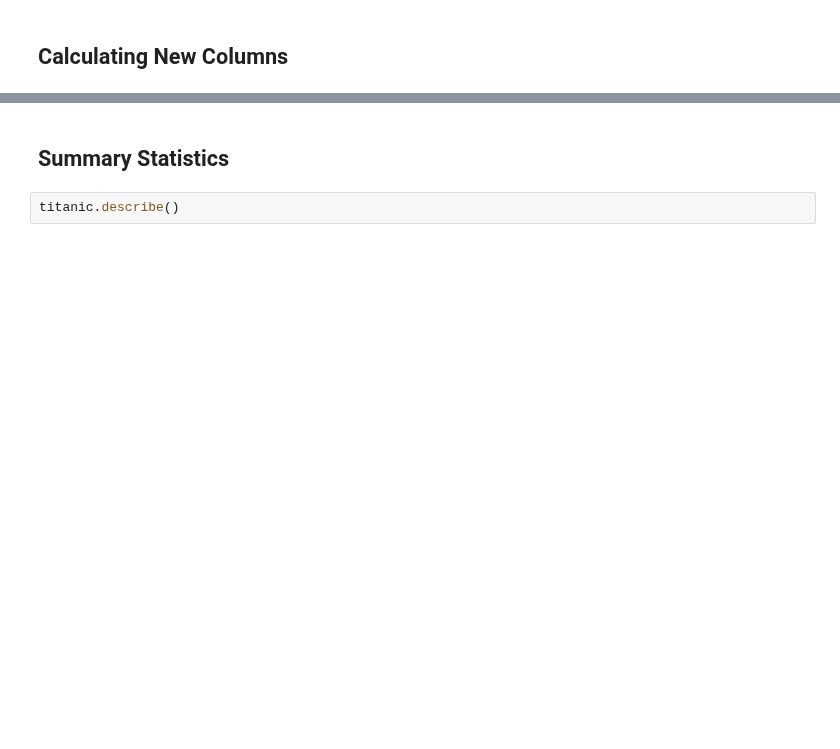
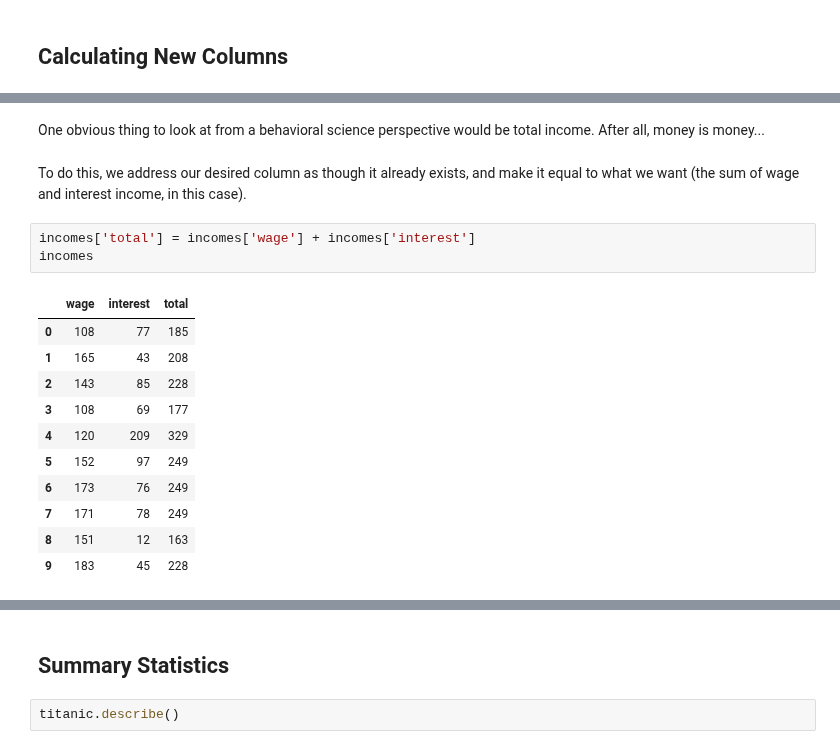
Before and after one commit to psychdatascience/FDS-CourseTwo, a Jupyter notebook: tu11_re_PandasReview.ipynb, the cells around one changed output, grey strips where cells are left out. Drawn from its saved outputs; the diff is of its cells as text; blank space fills up the shorter version.

```diff
--- a/tu11_re_PandasReview.ipynb
+++ b/tu11_re_PandasReview.ipynb
@@ -344,0 +388,19 @@ I guess those 500 lb. fares were worth it.
+# %% [markdown]
+One obvious thing to look at from a behavioral science perspective would be total income. After all, money is money...
+# %% [markdown]
+To do this, we address our desired column as though it already exists, and make it equal to what we want (the sum of wage and interest income, in this case).
+# %%
+incomes['total'] = incomes['wage'] + incomes['interest']
+incomes
+# %% [output]
+|  | wage | interest | total |
+| 0 | 108 | 77 | 185 |
+| 1 | 165 | 43 | 208 |
+| 2 | 143 | 85 | 228 |
+| 3 | 108 | 69 | 177 |
+| 4 | 120 | 209 | 329 |
+| 5 | 152 | 97 | 249 |
+| 6 | 173 | 76 | 249 |
+| 7 | 171 | 78 | 249 |
+| 8 | 151 | 12 | 163 |
+| 9 | 183 | 45 | 228 |
```
Also changed, not shown: parts of 21 cells of this notebook.
